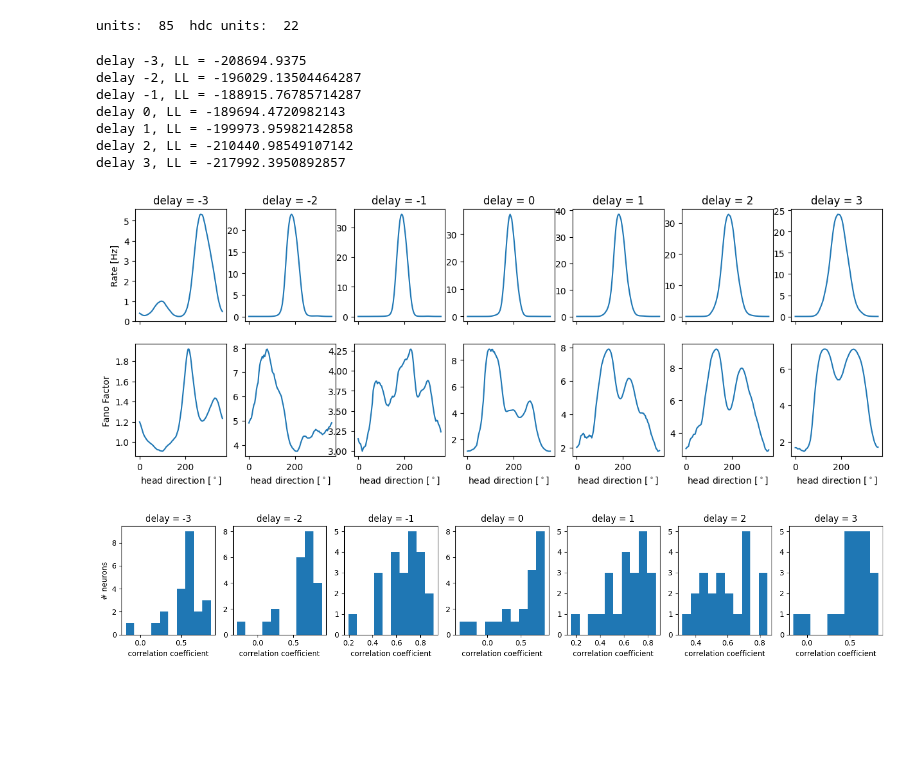
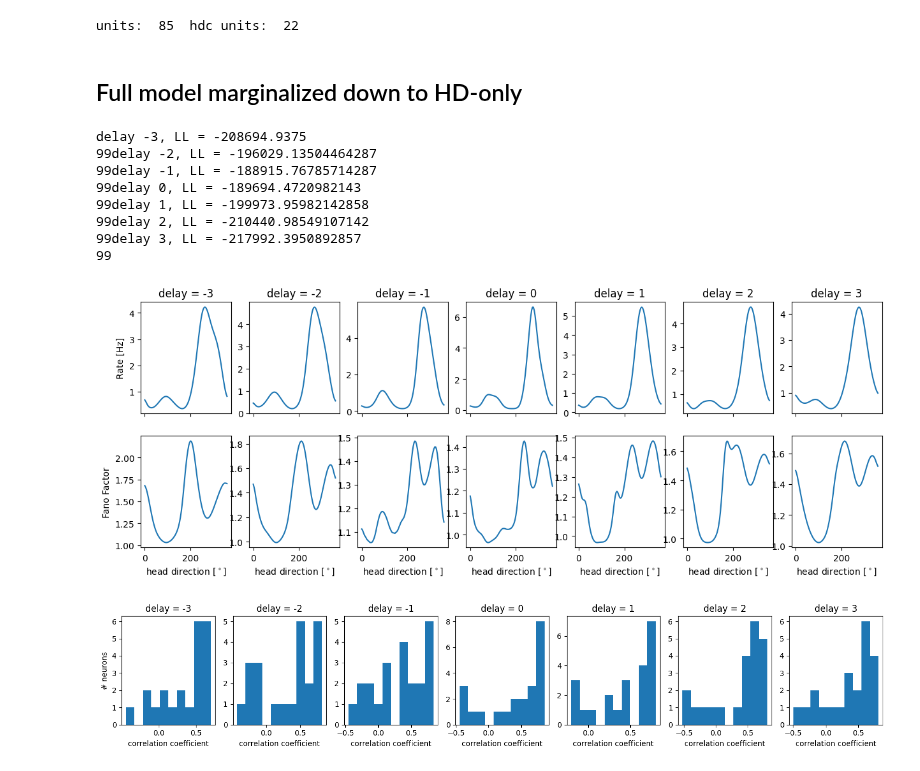
Before and after one commit to davindicode/UCM-interpret, a Jupyter notebook: analysis/model_delays.ipynb, the cells around one changed output. Saved outputs shown, nothing was run; the diff lists cells and outputs as text; code cells hidden in the pictures; blank space fills up the shorter version.

```diff
--- a/analysis/model_delays.ipynb
+++ b/analysis/model_delays.ipynb
@@ -81,5 +81,25 @@ model_dict = {
                 'tensor_type': torch.float,
                 'jitter': 1e-4,
             }
+
+units_used = dataset_dict['neurons']
+rcov = np.empty((0, dataset_dict['covariates']['hd'].shape[0]))
+
+for cov in ['hd', 'omega', 'speed', 'x', 'y', 'time']:
+    rcov = np.concatenate((rcov, dataset_dict['covariates'][cov][None, :]), axis=0)
+
+
+hd_sweep = torch.linspace(0, 2*np.pi, 100)
+
+covariates = torch.cat([
+    hd_sweep[:, None],  # sweep over head direction
+    *[rcov[k].mean()*torch.ones((100, 1)) for k in range(1, len(rcov))],
+    # fill other behavioural covariates at value 0
+], dim=-1)[None, None, ...]  # (tr, neurons, steps, covariate dims)
+
+
+rcov = dataset_dict['covariates']
+sweep = torch.linspace(0, 2*torch.pi, 100)[None, :]
+rcov_matrix = [torch.tensor(rcov[k]) for k in rcov.keys()]
 # %% [output]
 units:  85  hdc units:  22
@@ -101,9 +106,14 @@ covariates = torch.cat([
+# %% [markdown]
+## Full model marginalized down to HD-only
 # %%
 ne=12
-angles = np.linspace(0, 360, hd_sweep.shape[-1])
 
 delays = [-3, -2, -1, 0, 1, 2, 3]
+
+model_dict['x_mode'] = 'hd-omega-speed-x-y-time'
 model_dict['delays'] = delays
+
+angles = np.linspace(0, 360, hd_sweep.shape[-1])
 
 fig1, ax1 = plt.subplots(2, len(delays), figsize = (15,5), sharex=True)
 ax1[0, 0].set_ylabel('Rate [Hz]')
@@ -111,7 +121,7 @@ ax1[1, 0].set_ylabel('Fano Factor')
 
 fig2, ax2 = plt.subplots(1, len(delays), figsize=(15,3))
 ax2[0].set_ylabel('# neurons')
-
+P_mcs = []
 
 for i, delay in enumerate(delays):
     modelfit, training_results, fit_set, validation_set = lib.models.load_model(
@@ -124,46 +134,49 @@ for i, delay in enumerate(delays):
     print(f'delay {delay}, LL = {ll}')
 
     with torch.no_grad():
-        P_mc = lib.helper.compute_P(
-        modelfit, covariates, list(range(units_used)), MC=30, trials=1)  # predictive posterior
+        P_mc = lib.helper.marginalized_P(
+        modelfit, sweep, [list(rcov.keys()).index('hd')],
+                                         rcov_matrix, batch_size, list(range(units_used)),
+                                         MC=30, skip=3)  # predictive posterior
     P_mc = P_mc.cpu()  # count probabilities of shape (MC, neurons, steps, count)
-
+    P_mcs.append(P_mc)
     K = P_mc.shape[-1]
     counts = torch.arange(K)
 
     hd_mean = (counts[None, None, None, :] * P_mc).sum(-1)  # (MC, neurons, steps)
     hd_rate = hd_mean / dataset_dict['tbin']  # in units of Hz
     hd_var = (counts[None, None, None, :]**2 * P_mc).sum(-1) - hd_mean**2
     hd_FF = hd_var / (hd_mean + 1e-12)
 
     _, hd_rate, _ = utils.signal.percentiles_from_samples(hd_rate, [0.05, 0.5, 0.95])  # (neurons, steps)
     _, hd_FF, _ = utils.signal.percentiles_from_samples(hd_FF, [0.05, 0.5, 0.95])
 
 
     ax1[0, i].plot(angles, hd_rate[ne, :])
     ax1[1, i].plot(angles, hd_FF[ne, :])
     ax1[1, i].set_xlabel('head direction [$^\circ$]')
     ax1[0, i].set_title(f'delay = {delay}')
 
 
     correlations = np.empty((0,))
-    for ne in range(units_used):
-        C = np.corrcoef(np.gradient(hd_rate[ne,:])**2, hd_FF[ne,:])
+    for j in range(units_used):
+        C = np.corrcoef(np.gradient(hd_rate[j,:])**2, hd_FF[j,:])
         correlations = np.append(correlations, C[0,1])
 
 
     ax2[i].hist(correlations, bins=10)
     ax2[i].set_xlabel('correlation coefficient')
     ax2[i].set_title(f'delay = {delay}')
 
 plt.tight_layout()
 # %% [output]
 delay -3, LL = -208694.9375
-delay -2, LL = -196029.13504464287
-delay -1, LL = -188915.76785714287
-delay 0, LL = -189694.4720982143
-delay 1, LL = -199973.95982142858
-delay 2, LL = -210440.98549107142
-delay 3, LL = -217992.3950892857
+99delay -2, LL = -196029.13504464287
+99delay -1, LL = -188915.76785714287
+99delay 0, LL = -189694.4720982143
+99delay 1, LL = -199973.95982142858
+99delay 2, LL = -210440.98549107142
+99delay 3, LL = -217992.3950892857
+99
-[figure, old version]
+[figure, new version]
-[figure, old version]
+[figure, new version]
```
Also changed, not shown: parts of 10 cells of this notebook, 2 other files.
